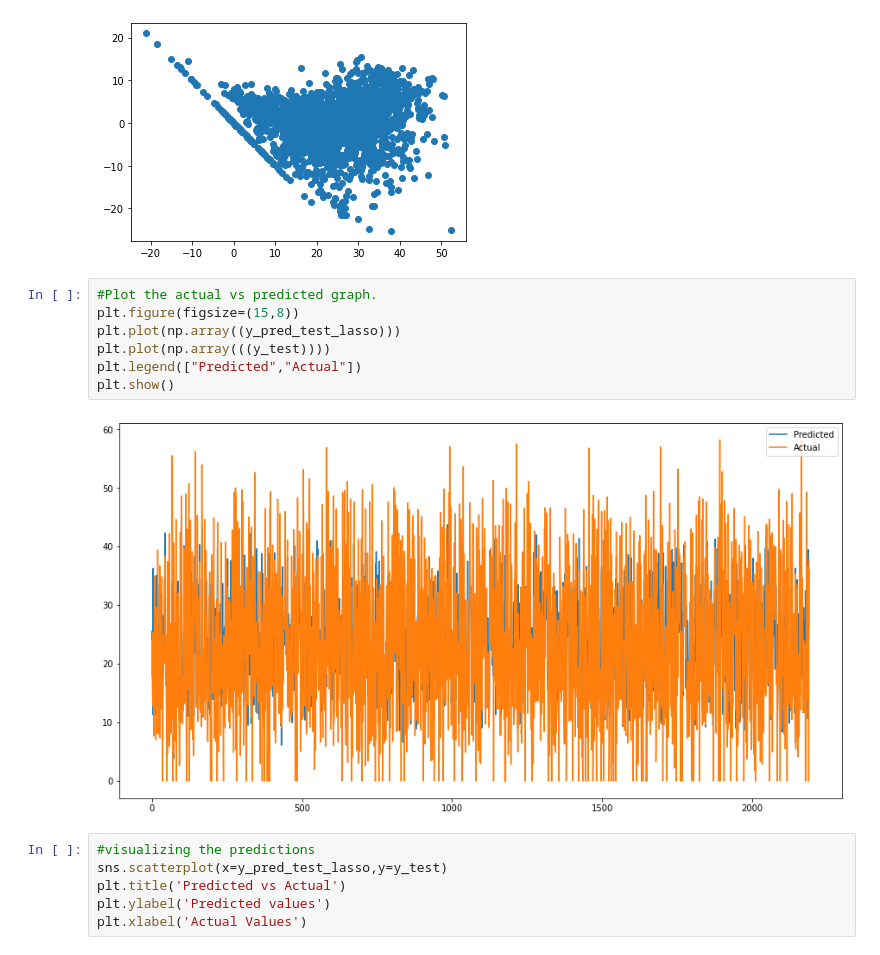
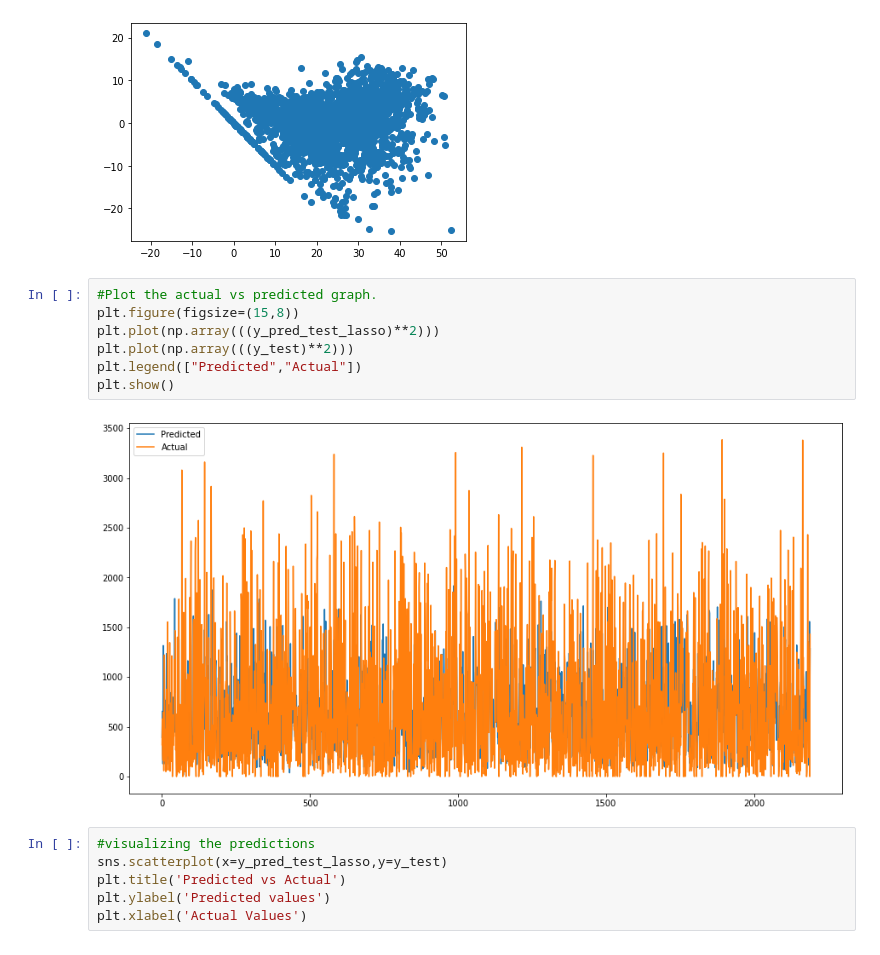
Before and after one commit to ShubhKjoshi/Bike_sharing_demand_prediction_Capstone-_project_Regression, a Jupyter notebook: Bike_Sharing_Demand_Prediction_Capstone_Project.ipynb, the cells around one changed output. Cells and saved outputs as stored; diff of their text form.

```diff
--- a/Bike_Sharing_Demand_Prediction_Capstone_Project.ipynb
+++ b/Bike_Sharing_Demand_Prediction_Capstone_Project.ipynb
@@ -905,12 +922,12 @@ plt.scatter((y_pred_test),(y_test)-(y_pred_test))
 # %%
 #Plot the actual vs predicted graph.
 plt.figure(figsize=(15,8))
-plt.plot(np.array((y_pred_test_lasso)))
-plt.plot(np.array(((y_test))))
+plt.plot(np.array(((y_pred_test_lasso)**2)))
+plt.plot(np.array(((y_test)**2)))
 plt.legend(["Predicted","Actual"])
 plt.show()
 # %% [output]
-[figure, old version]
+[figure, new version]
 # %%
 #visualizing the predictions
 sns.scatterplot(x=y_pred_test_lasso,y=y_test)
```
Also changed, not shown: parts of 58 cells of this notebook.
